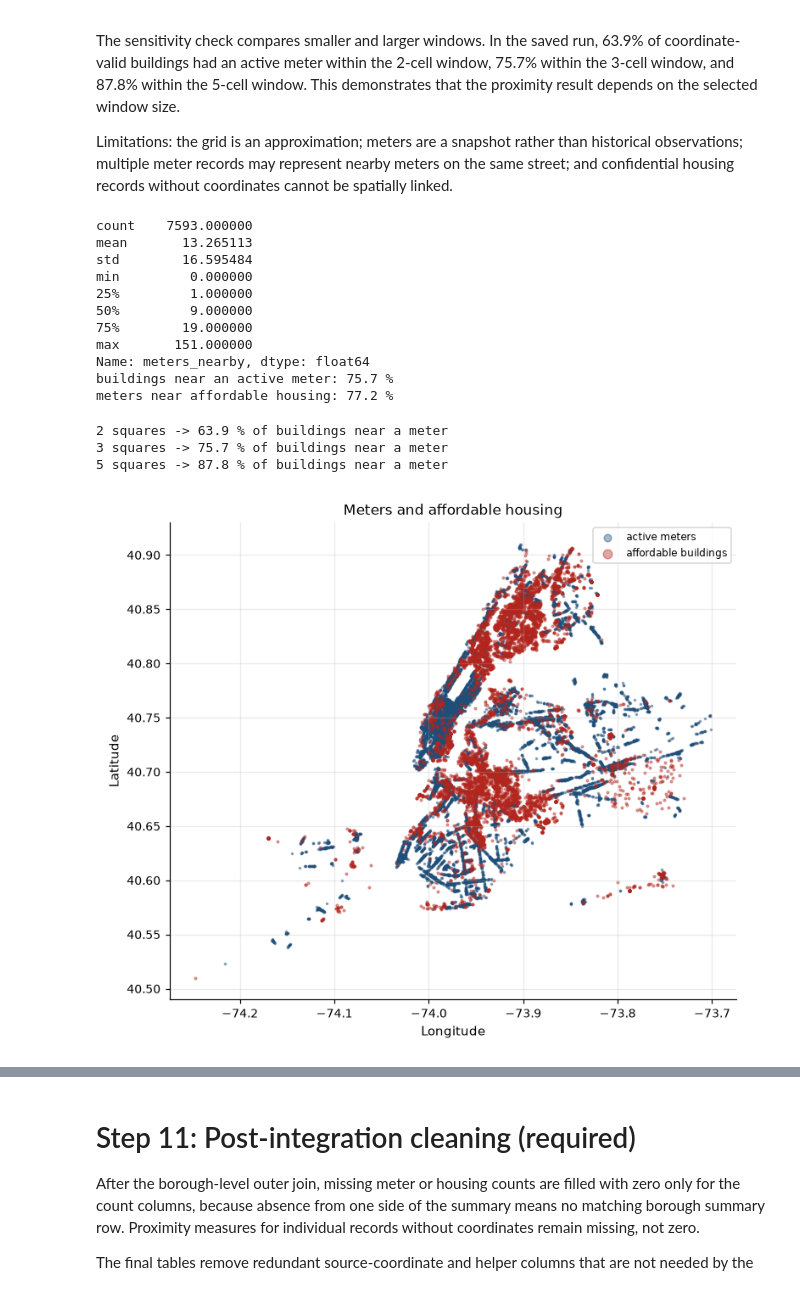
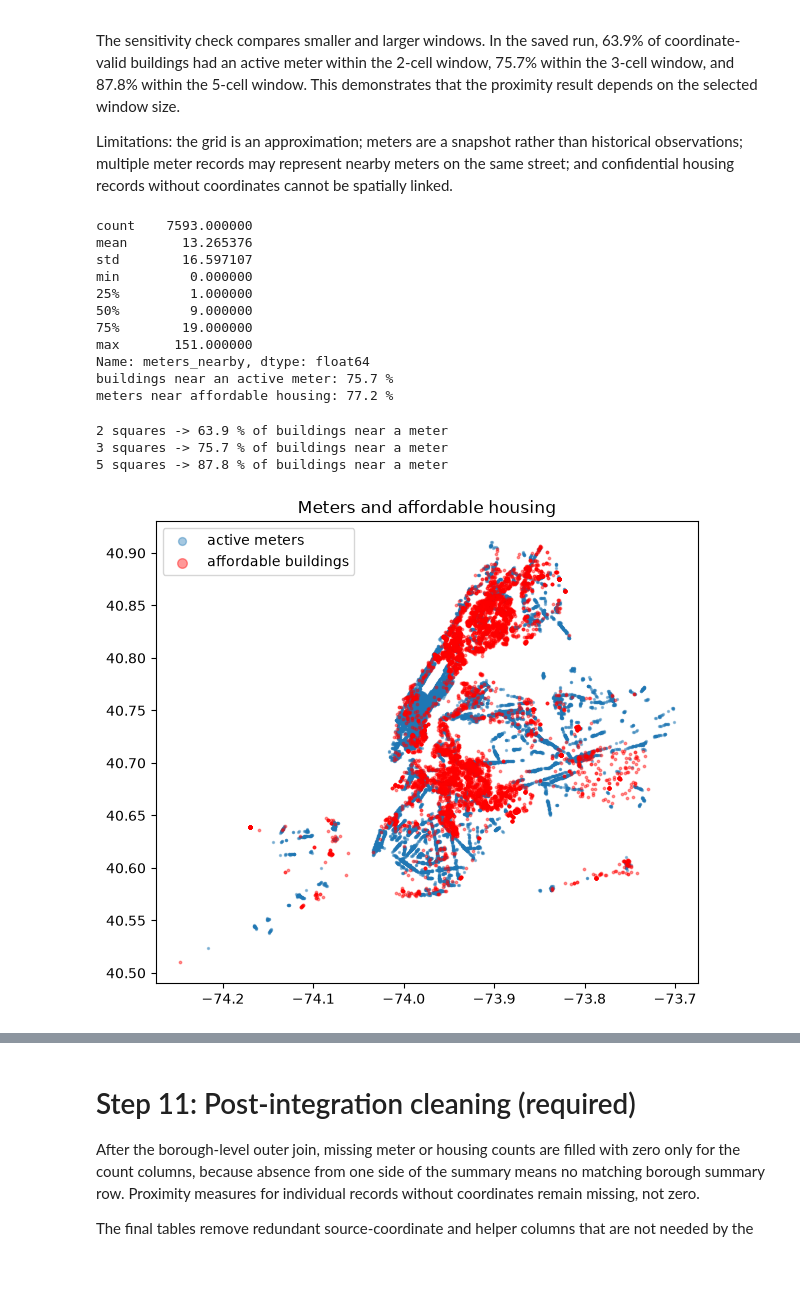
Before and after one commit to abdelrahmanahmed-16001205/Data-eng-proj, a Jupyter notebook: Milestone1_FINAL_SUBMISSION_REVIEWED.ipynb, the cells around one changed output, grey strips where cells are left out. Drawn from its saved outputs; the diff is of its cells as text; code cells hidden in the pictures.

```diff
--- a/Milestone1_FINAL_SUBMISSION_REVIEWED.ipynb
+++ b/Milestone1_FINAL_SUBMISSION_REVIEWED.ipynb
@@ -70,25 +74,9 @@ import os
 import re
 import numpy as np
 import pandas as pd
+import seaborn as sns
 import matplotlib.pyplot as plt
-from matplotlib.ticker import PercentFormatter
-from scipy import stats
-
 %matplotlib inline
-
-# every chart is saved as a PNG image, so the figures render in any notebook
-# viewer (including the GitHub preview) instead of depending on a CDN script
-plt.rcParams.update({
-    'figure.dpi': 110,
-    'figure.max_open_warning': 0,
-    'axes.spines.top': False,
-    'axes.spines.right': False,
-    'axes.grid': True,
-    'grid.alpha': 0.25,
-    'axes.titlesize': 11,
-    'axes.labelsize': 10,
-    'font.size': 9,
-})
 # %% [markdown]
 # Step 2: Load the data
 
@@ -373,12 +348,8 @@ Name: count, dtype: int64
 # initial plots for meters: meters per borough, status and facility (before cleaning, so the typos still show)
 fig, ax = plt.subplots(nrows=1, ncols=3, figsize=(16, 4))
 for col, a in zip(['borough', 'status', 'facility'], ax):
-    counts = df_meters[col].value_counts(dropna=False)
-    # missing values stay in the chart as their own bar, so the gaps are visible before cleaning
-    labels = ['(missing)' if pd.isna(v) else str(v) for v in counts.index]
-    a.bar(labels, counts.values, color='#2f6f4e')
+    sns.countplot(x=col, data=df_meters, ax=a)
     a.set_title('Meters per ' + col)
-    a.set_ylabel('Meters')
     a.tick_params(axis='x', rotation=20)
 plt.tight_layout()
 plt.show()
@@ -726,8 +679,8 @@ print('buildings near an active meter:', round(buildings['near_meter'].mean() *
 print('meters near affordable housing:', round(meters['near_housing'].mean() * 100, 1), '%')
 # %% [output]
 count    7593.000000
-mean       13.265113
-std        16.595484
+mean       13.265376
+std        16.597107
 min         0.000000
 25%         1.000000
 50%         9.000000
@@ -750,17 +703,14 @@ REACH = 3   # back to the value we use
 # %%
 # quick map to check both datasets are in the right place (blue = meters, red = buildings)
 # validation plot: both datasets on one map
-fig, ax = plt.subplots(figsize=(7, 6))
-ax.scatter(active['lon'], active['lat'], s=2, alpha=0.4, color='#1f4e79', label='active meters')
-ax.scatter(buildings['lon'], buildings['lat'], s=3, alpha=0.4, color='#b3261e', label='affordable buildings')
-ax.set_title('Meters and affordable housing')
-ax.set_xlabel('Longitude')
-ax.set_ylabel('Latitude')
-ax.legend(markerscale=4, fontsize=8)
-plt.tight_layout()
+plt.figure(figsize=(7, 6))
+plt.scatter(active['lon'], active['lat'], s=2, alpha=0.4, label='active meters')
+plt.scatter(buildings['lon'], buildings['lat'], s=3, alpha=0.4, color='red', label='affordable buildings')
+plt.legend(markerscale=4)
+plt.title('Meters and affordable housing')
 plt.show()
 # %% [output]
-[figure, old version]
+[figure, new version]
 # %% [markdown]
 # Step 10: Aggregation
 
```
Also changed, not shown: parts of 51 cells of this notebook, 10 other files.
